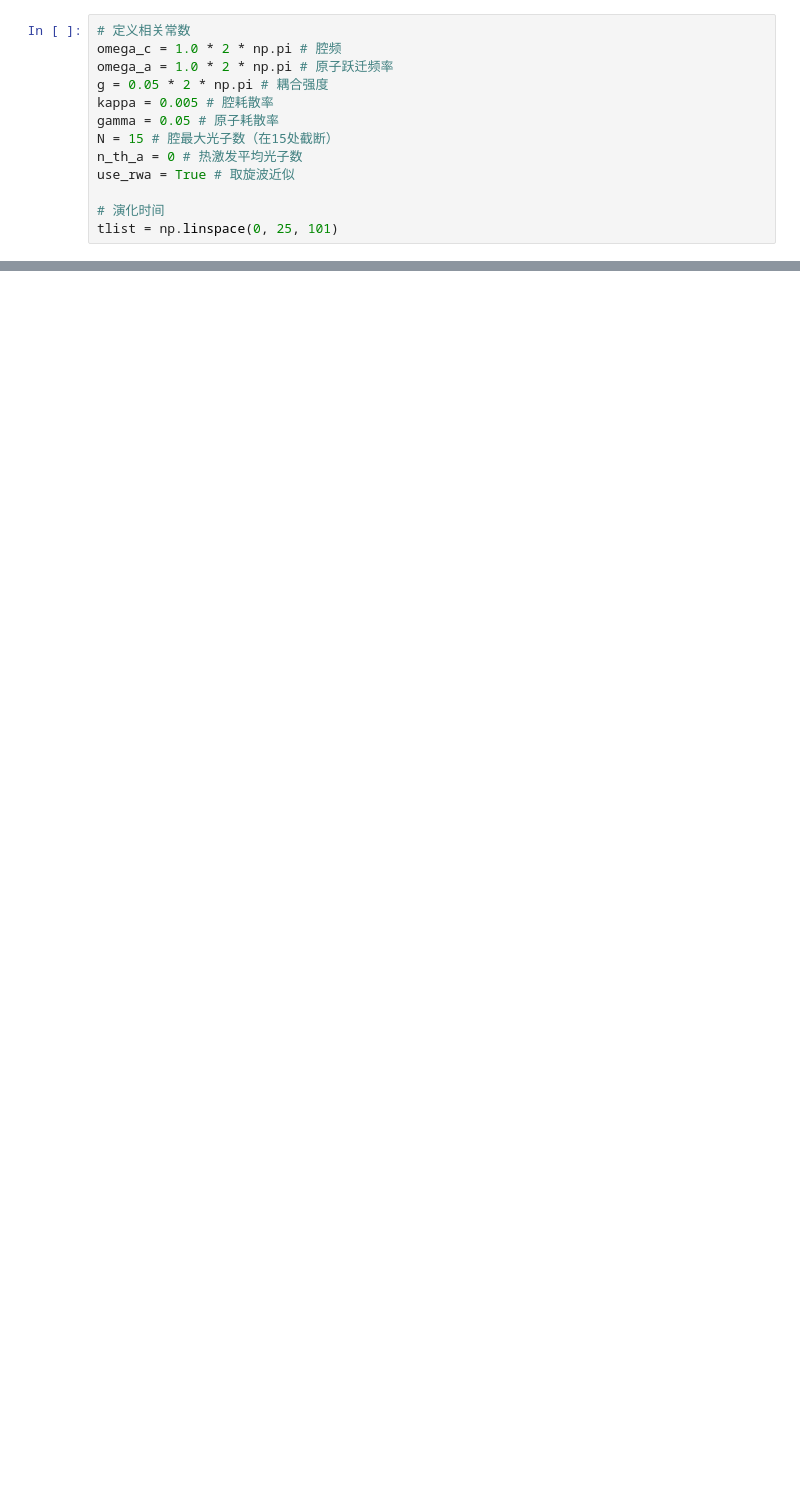
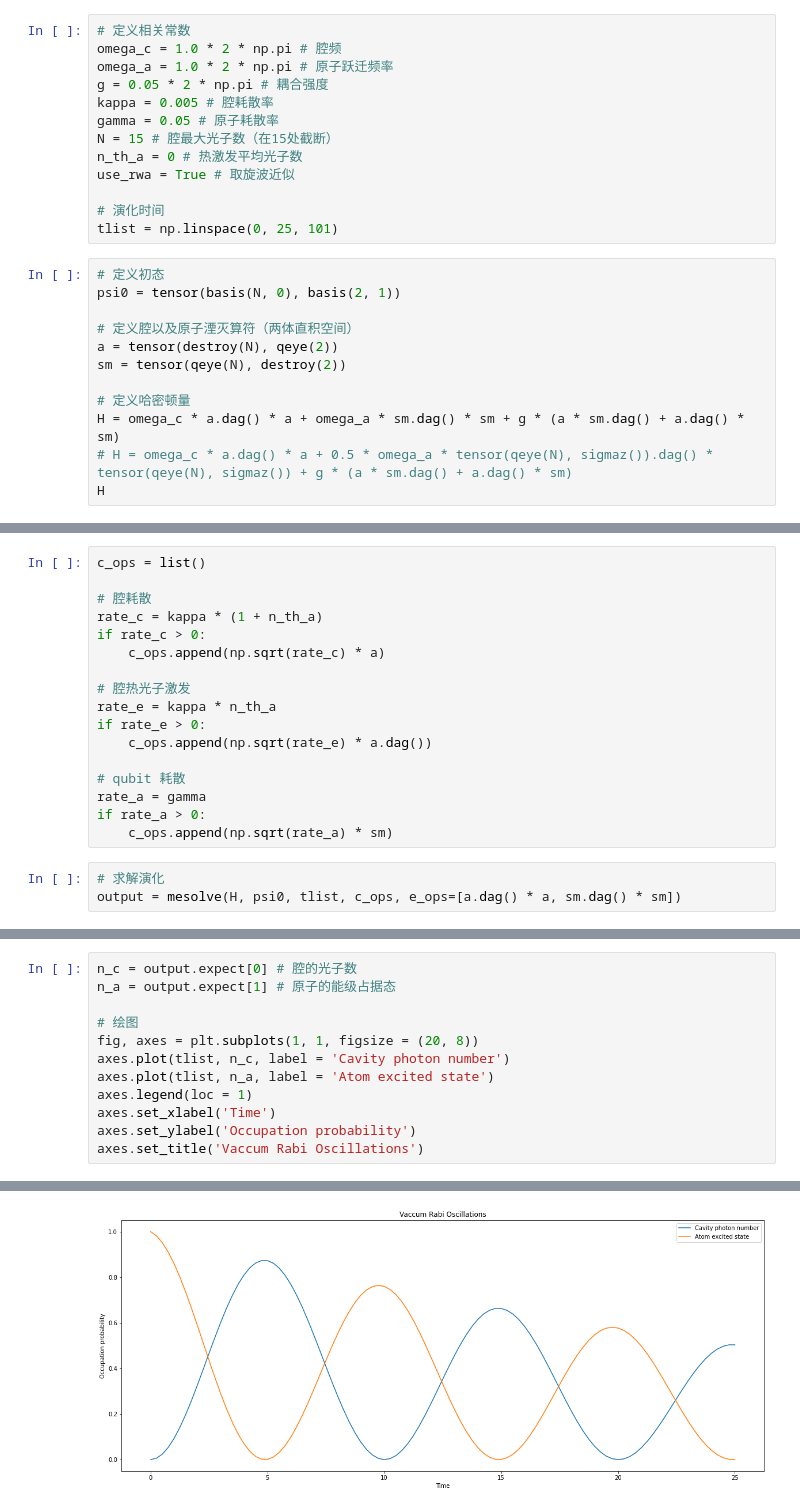
Before and after one commit to mantianxing-tiga/git-demo, a Jupyter notebook: qutip_learn/JC_model.ipynb, the cells around one changed output, grey strips where cells are left out. Saved outputs shown, nothing was run; the diff lists cells and outputs as text; blank space fills up the shorter version.

```diff
--- a/qutip_learn/JC_model.ipynb
+++ b/qutip_learn/JC_model.ipynb
@@ -33,3 +35,15 @@ use_rwa = True # 取旋波近似
 
 # 演化时间
 tlist = np.linspace(0, 25, 101)
+# %%
+# 定义初态
+psi0 = tensor(basis(N, 0), basis(2, 1))
+
+# 定义腔以及原子湮灭算符（两体直积空间）
+a = tensor(destroy(N), qeye(2))
+sm = tensor(qeye(N), destroy(2))
+
+# 定义哈密顿量
+H = omega_c * a.dag() * a + omega_a * sm.dag() * sm + g * (a * sm.dag() + a.dag() * sm)
+# H = omega_c * a.dag() * a + 0.5 * omega_a * tensor(qeye(N), sigmaz()).dag() * tensor(qeye(N), sigmaz()) + g * (a * sm.dag() + a.dag() * sm)
+H
@@ -35,0 +55,20 @@ tlist = np.linspace(0, 25, 101)
+# %%
+c_ops = list()
+
+# 腔耗散
+rate_c = kappa * (1 + n_th_a)
+if rate_c > 0:
+    c_ops.append(np.sqrt(rate_c) * a)
+
+# 腔热光子激发
+rate_e = kappa * n_th_a
+if rate_e > 0:
+    c_ops.append(np.sqrt(rate_e) * a.dag())
+
+# qubit 耗散
+rate_a = gamma
+if rate_a > 0:
+    c_ops.append(np.sqrt(rate_a) * sm)
+# %%
+# 求解演化
+output = mesolve(H, psi0, tlist, c_ops, e_ops=[a.dag() * a, sm.dag() * sm])
@@ -35,0 +77,13 @@ tlist = np.linspace(0, 25, 101)
+# %%
+n_c = output.expect[0] # 腔的光子数
+n_a = output.expect[1] # 原子的能级占据态
+
+# 绘图
+fig, axes = plt.subplots(1, 1, figsize = (20, 8))
+axes.plot(tlist, n_c, label = 'Cavity photon number')
+axes.plot(tlist, n_a, label = 'Atom excited state')
+axes.legend(loc = 1)
+axes.set_xlabel('Time')
+axes.set_ylabel('Occupation probability')
+axes.set_title('Vaccum Rabi Oscillations')
+# %% [output]
@@ -35,0 +91 @@ tlist = np.linspace(0, 25, 101)
+[figure, added]
```
Also changed, not shown: parts of 15 cells of this notebook.
